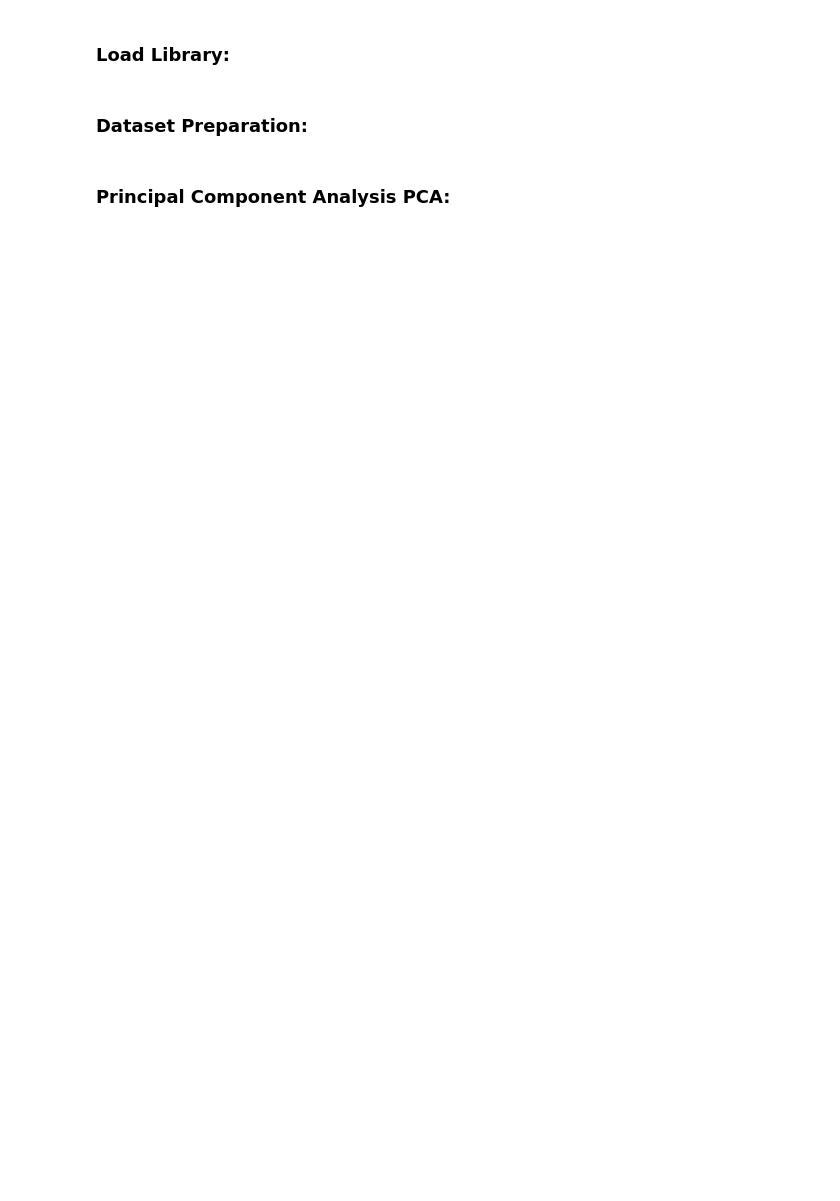
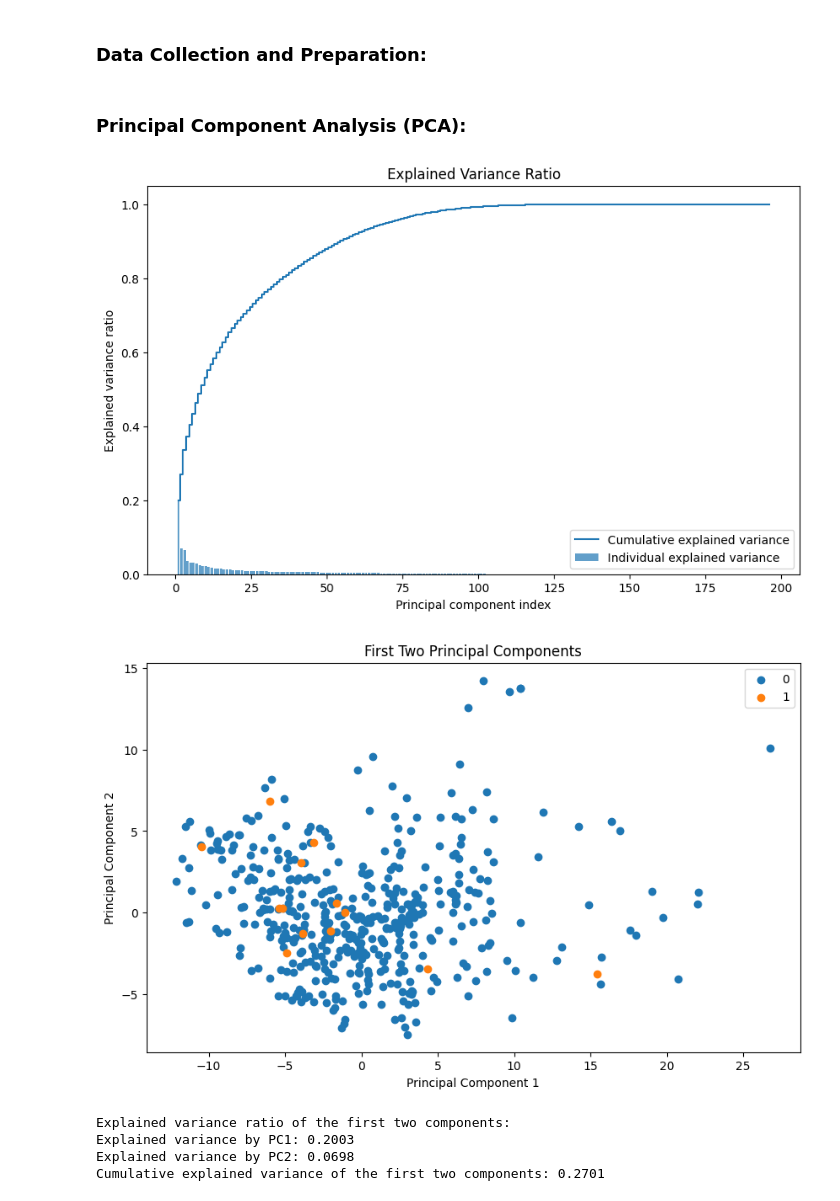
Before and after one commit to AIML427/Heba_Ass2, a Jupyter notebook: manifold.ipynb, the cells around one changed output. Drawn from its saved outputs; the diff is of its cells as text; code cells hidden in the pictures; blank space fills up the shorter version.

```diff
--- a/manifold.ipynb
+++ b/manifold.ipynb
@@ -1,2 +0,0 @@
-# %% [markdown]
-### Load Library:
@@ -8,19 +1,87 @@ import matplotlib.pyplot as plt
 # %% [markdown]
-### Dataset Preparation:
+### **Data Collection and Preparation:**
 # %%
+import numpy
+import pandas as pd
+import numpy as np
+import matplotlib.pyplot as plt
+
 data = pd.read_csv('DIA_trainingset_RDKit_descriptors.csv') # load dataset
 
-instances = data.iloc[:-1, 1:] # get instances
-labels = data.iloc[:-1, 1] # get labels
+#instances = data.iloc[:-1, 1:] # get instances
+#labels = data.iloc[:-1, 1] # get labels
+X = data.iloc[:, :-1]
+y = data.iloc[:, -1]  # Target labels
 
 # Include only continuous and numerical features
-instances = instances.select_dtypes(include=[np.number]) # select only numerical features
+instances = X.select_dtypes(include=[np.number]) # select only numerical features
 #instances = instances.dropna(axis=1, how='any') # drop columns with NaN values
 #instances = instances.drop(columns=['ID']) # drop ID column
 
 #instances = instances.drop(columns=['SMILES']) # drop SMILES column
 # %% [markdown]
-### Principal Component Analysis PCA:
+### **Principal Component Analysis (PCA):**
+# %%
+from sklearn.preprocessing import StandardScaler  # Standardize the data
+from sklearn.decomposition import PCA # PCA module
+
+# ---------------- PCA PREPARATION ----------------------------
+scaler = StandardScaler()
+X_scaled = scaler.fit_transform(instances)
+
+
+# --------------- PCA IMPLEMENTATION ---------------------------
+pca = PCA() # Create a PCA object
+# Fit PCA to the scaled data
+pca.fit(X_scaled)
+# Transform the data to the principal components
+X_pca = pca.transform(X_scaled)
+
+
+# ---------------- PCA VISUALIZATION ---------------------------
+# This shows how much variance each principal component explains
+explained_variance = pca.explained_variance_ratio_
+
+# Visualize Explained Variance Ratio
+plt.figure(figsize=(10, 6))
+plt.bar(range(1, len(explained_variance) + 1), explained_variance, alpha=0.7, align='center',
+        label='Individual explained variance')
+plt.step(range(1, len(explained_variance) + 1), np.cumsum(explained_variance), where='mid',
+         label='Cumulative explained variance')
+plt.ylabel('Explained variance ratio')
+plt.xlabel('Principal component index')
+plt.legend(loc='best')
+plt.title('Explained Variance Ratio')
+plt.show()
+
+# Visualize the First Two Principal Components with color
+plt.figure(figsize=(10, 6))
+# Use different colors for each label
+for label in np.unique(y):
+    plt.scatter(X_pca[y == label, 0], X_pca[y == label, 1], label=label)
+plt.xlabel('Principal Component 1')
+plt.ylabel('Principal Component 2')
+plt.title('First Two Principal Components')
+plt.legend()  # Show legend to identify colors
+plt.show()
+
+# Comment on Explained Variance Ratio
+explained_variance = pca.explained_variance_ratio_
+cumulative_variance = np.sum(explained_variance[:2])
+
+print("Explained variance ratio of the first two components:")
+print(f"Explained variance by PC1: {explained_variance[0]:.4f}")
+print(f"Explained variance by PC2: {explained_variance[1]:.4f}")
+print(f"Cumulative explained variance of the first two components: {cumulative_variance:.4f}")
+#print("Explained variance ratio:", explained_variance)  # (explained_variance): variable contains the variance explained by each principal component.
+#print("Cumulative explained variance of first 2 PCs:", np.sum(explained_variance[:2]))
+# %% [output]
+[figure, added]
+[figure, added]
+Explained variance ratio of the first two components:
+Explained variance by PC1: 0.2003
+Explained variance by PC2: 0.0698
+Cumulative explained variance of the first two components: 0.2701
 # %%
 # Apply PCA to the dataset
 from sklearn.preprocessing import StandardScaler  # Standardize the data
```
Also changed, not shown: parts of 12 cells of this notebook.
